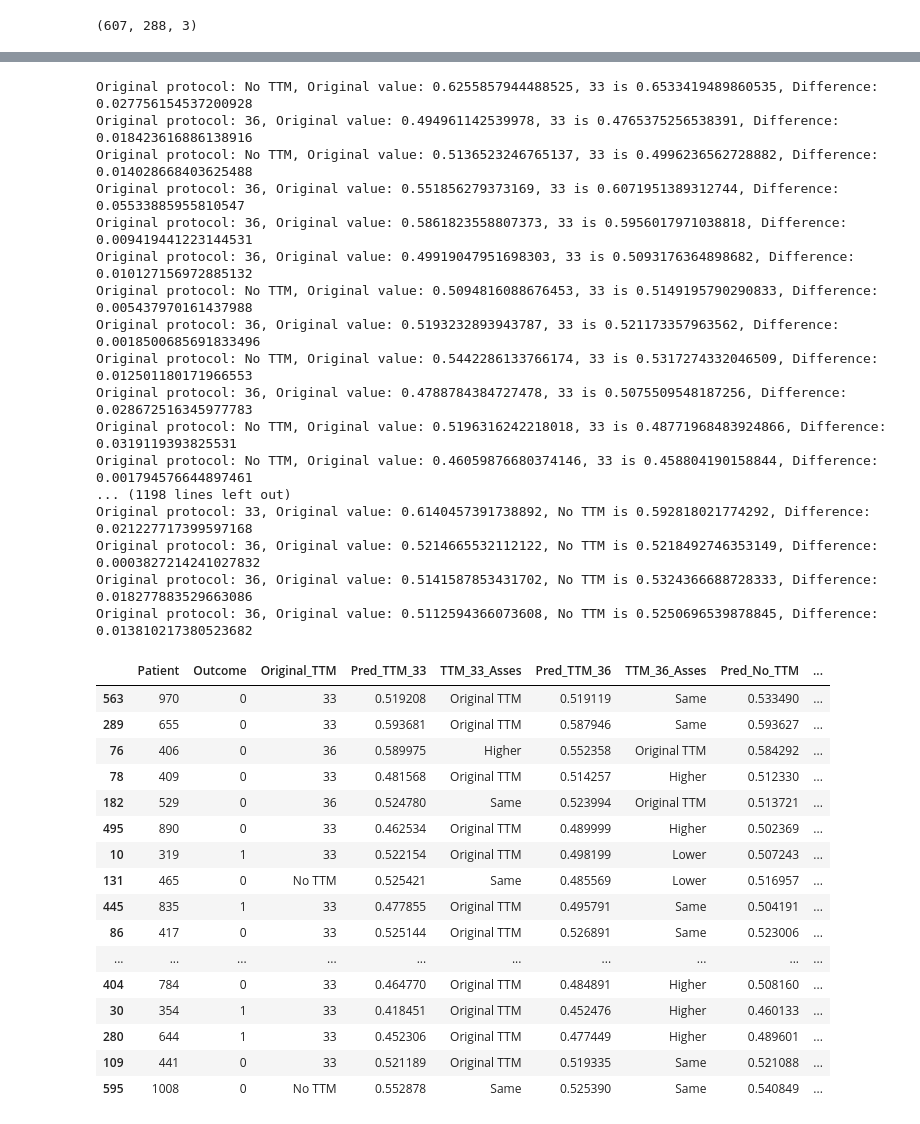
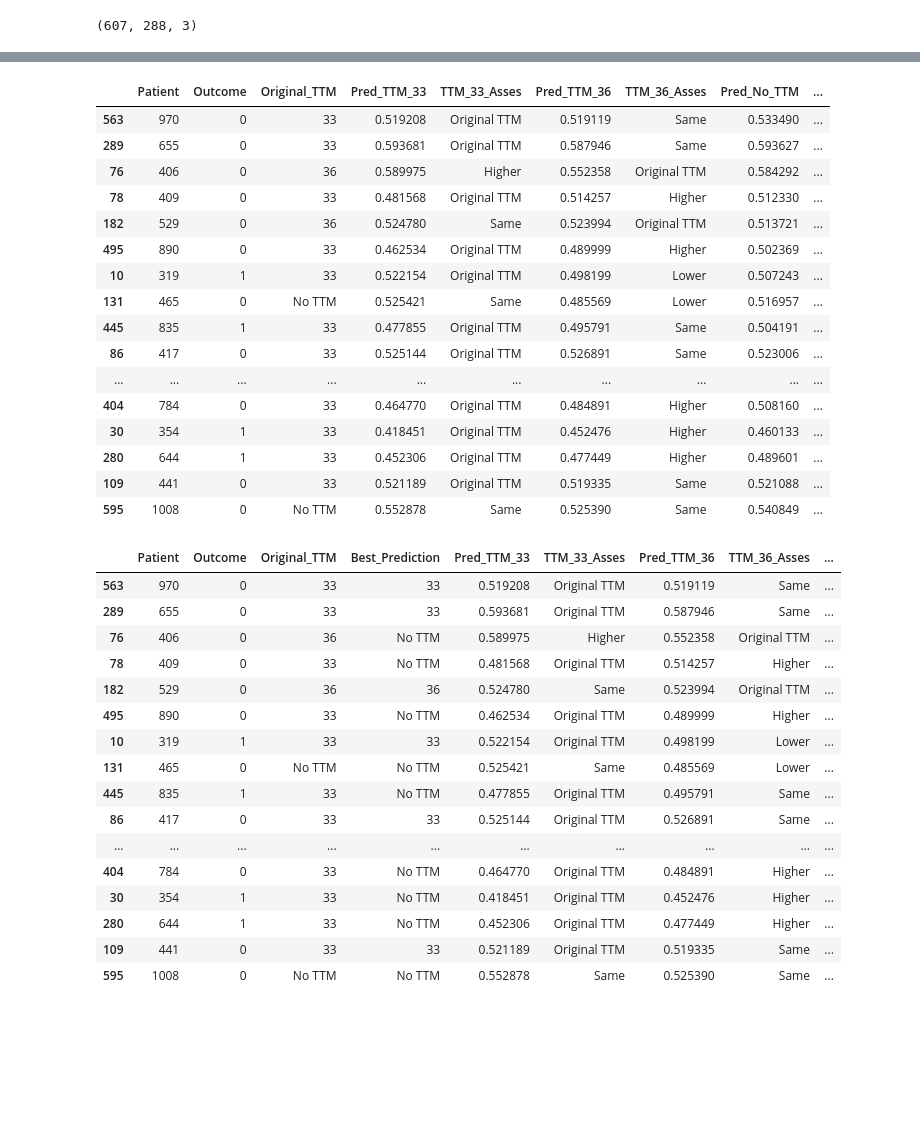
Before and after one commit to KentFre/Resus_TTM, a Jupyter notebook: 06_Counterfactual_Analysis.ipynb, the cells around one changed output, grey strips where cells are left out. Saved outputs shown, nothing was run; the diff lists cells and outputs as text; code cells hidden in the pictures; blank space fills up the shorter version.

```diff
--- a/06_Counterfactual_Analysis.ipynb
+++ b/06_Counterfactual_Analysis.ipynb
@@ -242,8 +244,8 @@ def assess_prediction(row, original_protocol, protocol_prediction, protocol_name
 
     # Calculate the difference and check with threshold
     diff = protocol_prediction - original_prediction
-    print(f"Original protocol: {original_protocol}, Original value: {original_prediction}, "
-          f"{protocol_name} is {protocol_prediction}, Difference: {abs(diff)}")
+    #print(f"Original protocol: {original_protocol}, Original value: {original_prediction}, "
+    #      f"{protocol_name} is {protocol_prediction}, Difference: {abs(diff)}")
 
     if abs(diff) <= threshold:
         return "Same"
@@ -281,25 +283,8 @@ ttm_predictions_df[['Patient', 'Outcome', 'Original_TTM',
                     'Pred_TTM_33', 'TTM_33_Asses',
                     'Pred_TTM_36', 'TTM_36_Asses',
                     'Pred_No_TTM', 'No_TTM_Asses']].sample(20, random_state=42)\
-    .style.applymap(color_assessment, subset=['TTM_33_Asses', 'TTM_36_Asses', 'No_TTM_Asses'])
+    .style.map(color_assessment, subset=['TTM_33_Asses', 'TTM_36_Asses', 'No_TTM_Asses'])
 # %% [output]
-Original protocol: No TTM, Original value: 0.6255857944488525, 33 is 0.6533419489860535, Difference: 0.027756154537200928
-Original protocol: 36, Original value: 0.494961142539978, 33 is 0.4765375256538391, Difference: 0.018423616886138916
-Original protocol: No TTM, Original value: 0.5136523246765137, 33 is 0.4996236562728882, Difference: 0.014028668403625488
-Original protocol: 36, Original value: 0.551856279373169, 33 is 0.6071951389312744, Difference: 0.05533885955810547
-Original protocol: 36, Original value: 0.5861823558807373, 33 is 0.5956017971038818, Difference: 0.009419441223144531
-Original protocol: 36, Original value: 0.49919047951698303, 33 is 0.5093176364898682, Difference: 0.010127156972885132
-Original protocol: No TTM, Original value: 0.5094816088676453, 33 is 0.5149195790290833, Difference: 0.005437970161437988
-Original protocol: 36, Original value: 0.5193232893943787, 33 is 0.521173357963562, Difference: 0.0018500685691833496
-Original protocol: No TTM, Original value: 0.5442286133766174, 33 is 0.5317274332046509, Difference: 0.012501180171966553
-Original protocol: 36, Original value: 0.4788784384727478, 33 is 0.5075509548187256, Difference: 0.028672516345977783
-Original protocol: No TTM, Original value: 0.5196316242218018, 33 is 0.48771968483924866, Difference: 0.0319119393825531
-Original protocol: No TTM, Original value: 0.46059876680374146, 33 is 0.458804190158844, Difference: 0.001794576644897461
-... (1198 lines left out)
-Original protocol: 33, Original value: 0.6140457391738892, No TTM is 0.592818021774292, Difference: 0.021227717399597168
-Original protocol: 36, Original value: 0.5214665532112122, No TTM is 0.5218492746353149, Difference: 0.0003827214241027832
-Original protocol: 36, Original value: 0.5141587853431702, No TTM is 0.5324366688728333, Difference: 0.018277883529663086
-Original protocol: 36, Original value: 0.5112594366073608, No TTM is 0.5250696539878845, Difference: 0.013810217380523682
 |  | Patient | Outcome | Original_TTM | Pred_TTM_33 | TTM_33_Asses | Pred_TTM_36 | TTM_36_Asses | Pred_No_TTM | ... |
 | 563 | 970 | 0 | 33 | 0.519208 | Original TTM | 0.519119 | Same | 0.533490 | ... |
 | 289 | 655 | 0 | 33 | 0.593681 | Original TTM | 0.587946 | Same | 0.593627 | ... |
@@ -317,3 +302,54 @@ Original protocol: 36, Original value: 0.5112594366073608, No TTM is 0.525069653
 | 280 | 644 | 1 | 33 | 0.452306 | Original TTM | 0.477449 | Higher | 0.489601 | ... |
 | 109 | 441 | 0 | 33 | 0.521189 | Original TTM | 0.519335 | Same | 0.521088 | ... |
 | 595 | 1008 | 0 | No TTM | 0.552878 | Same | 0.525390 | Same | 0.540849 | ... |
+# %%
+def determine_best_prediction(row):
+    # Extract the predictions for each protocol
+    ttm_predictions = {
+        '33': row['Pred_TTM_33'],
+        '36': row['Pred_TTM_36'],
+        'No TTM': row['Pred_No_TTM']
+    }
+
+    # Get the baseline prediction value based on Original_TTM
+    original_protocol = row['Original_TTM']
+    baseline_prediction = ttm_predictions[original_protocol]
+
+    # Initialize the best protocol as the original
+    best_protocol = original_protocol
+    best_prediction = baseline_prediction
+
+    # Check if any other protocol exceeds the baseline by the threshold
+    for protocol, prediction in ttm_predictions.items():
+        if protocol != original_protocol and prediction > baseline_prediction + threshold:
+            best_protocol = protocol
+            best_prediction = prediction
+
+    return best_protocol
+
+# Apply the function to determine the best protocol for each patient
+ttm_predictions_df['Best_Prediction'] = ttm_predictions_df.apply(determine_best_prediction, axis=1)
+
+ttm_predictions_df[['Patient', 'Outcome', 'Original_TTM', 'Best_Prediction',
+                    'Pred_TTM_33', 'TTM_33_Asses',
+                    'Pred_TTM_36', 'TTM_36_Asses',
+                    'Pred_No_TTM', 'No_TTM_Asses']].sample(20, random_state=42)\
+    .style.map(color_assessment, subset=['TTM_33_Asses', 'TTM_36_Asses', 'No_TTM_Asses'])
+# %% [output]
+|  | Patient | Outcome | Original_TTM | Best_Prediction | Pred_TTM_33 | TTM_33_Asses | Pred_TTM_36 | TTM_36_Asses | ... |
+| 563 | 970 | 0 | 33 | 33 | 0.519208 | Original TTM | 0.519119 | Same | ... |
+| 289 | 655 | 0 | 33 | 33 | 0.593681 | Original TTM | 0.587946 | Same | ... |
+| 76 | 406 | 0 | 36 | No TTM | 0.589975 | Higher | 0.552358 | Original TTM | ... |
+| 78 | 409 | 0 | 33 | No TTM | 0.481568 | Original TTM | 0.514257 | Higher | ... |
+| 182 | 529 | 0 | 36 | 36 | 0.524780 | Same | 0.523994 | Original TTM | ... |
+| 495 | 890 | 0 | 33 | No TTM | 0.462534 | Original TTM | 0.489999 | Higher | ... |
+| 10 | 319 | 1 | 33 | 33 | 0.522154 | Original TTM | 0.498199 | Lower | ... |
+| 131 | 465 | 0 | No TTM | No TTM | 0.525421 | Same | 0.485569 | Lower | ... |
+| 445 | 835 | 1 | 33 | No TTM | 0.477855 | Original TTM | 0.495791 | Same | ... |
+| 86 | 417 | 0 | 33 | 33 | 0.525144 | Original TTM | 0.526891 | Same | ... |
+| ... | ... | ... | ... | ... | ... | ... | ... | ... | ... |
+| 404 | 784 | 0 | 33 | No TTM | 0.464770 | Original TTM | 0.484891 | Higher | ... |
+| 30 | 354 | 1 | 33 | No TTM | 0.418451 | Original TTM | 0.452476 | Higher | ... |
+| 280 | 644 | 1 | 33 | No TTM | 0.452306 | Original TTM | 0.477449 | Higher | ... |
+| 109 | 441 | 0 | 33 | 33 | 0.521189 | Original TTM | 0.519335 | Same | ... |
+| 595 | 1008 | 0 | No TTM | No TTM | 0.552878 | Same | 0.525390 | Same | ... |
```
Also changed, not shown: parts of 18 cells of this notebook.
